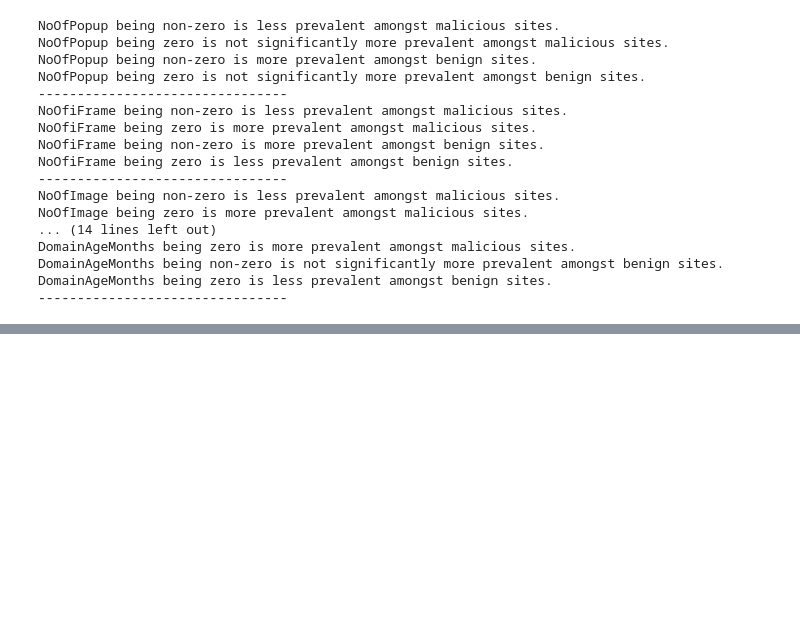
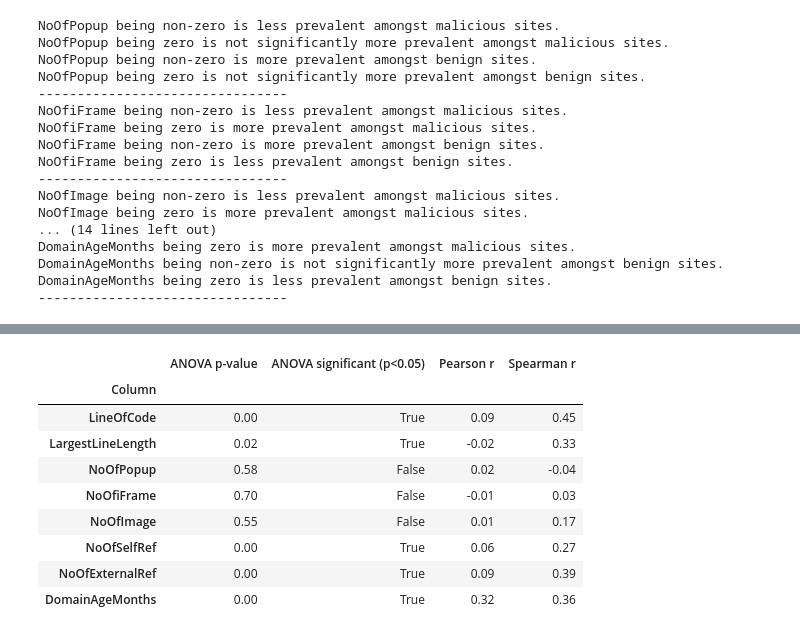
Before and after one commit to yhcchan/aiap22-colin-chan-yip-hang-961g, a Jupyter notebook: eda.ipynb, the cells around one changed output, grey strips where cells are left out. Drawn from its saved outputs; the diff is of its cells as text; code cells hidden in the pictures; blank space fills up the shorter version.

```diff
--- a/eda.ipynb
+++ b/eda.ipynb
@@ -600,7 +598,7 @@ def anova(df, cat_col, num_col):
         return
 
     f_stat, p = f_oneway(*groups)
-    print(f' {num_col}: {"Significant Association" if p <0.05 else "No Significant Association"} for p-value of {p:.4f})')
+    return f_stat, p
 # %% [markdown]
 ### Analyses of Impact of Categorical Variables on Label<a id='4-1'></a>
 [Skip to Numeric Section](#4-2)
@@ -1173,0 +1237,32 @@ DomainAgeMonths being zero is less prevalent amongst benign sites.
+# %%
+# Run ANOVA test and Spearman Correlation to check for significant association between activity level and numeric values
+
+results = []
+
+for col in num_cols:
+    df_nonzero = df[df[col] != 0].copy()
+    f_stat, p = anova(df_nonzero, "label", col)
+    pearson_score = df_nonzero[col].corr(df_nonzero["label"], method='pearson')
+    spearman_score = df_nonzero[col].corr(df_nonzero["label"], method='spearman')
+    result = {
+        "Column": col,
+        "ANOVA p-value": p,
+        "ANOVA significant (p<0.05)": p < 0.05,
+        "Pearson r": pearson_score,
+        "Spearman r": spearman_score,
+    }
+    results.append(result)
+
+results_df = pd.DataFrame(results).set_index("Column")
+display(results_df)
+# %% [output]
+|  | ANOVA p-value | ANOVA significant (p<0.05) | Pearson r | Spearman r |
+| Column |  |  |  |  |
+| LineOfCode | 0.00 | True | 0.09 | 0.45 |
+| LargestLineLength | 0.02 | True | -0.02 | 0.33 |
+| NoOfPopup | 0.58 | False | 0.02 | -0.04 |
+| NoOfiFrame | 0.70 | False | -0.01 | 0.03 |
+| NoOfImage | 0.55 | False | 0.01 | 0.17 |
+| NoOfSelfRef | 0.00 | True | 0.06 | 0.27 |
+| NoOfExternalRef | 0.00 | True | 0.09 | 0.39 |
+| DomainAgeMonths | 0.00 | True | 0.32 | 0.36 |
```
Also changed, not shown: parts of 22 cells of this notebook.
